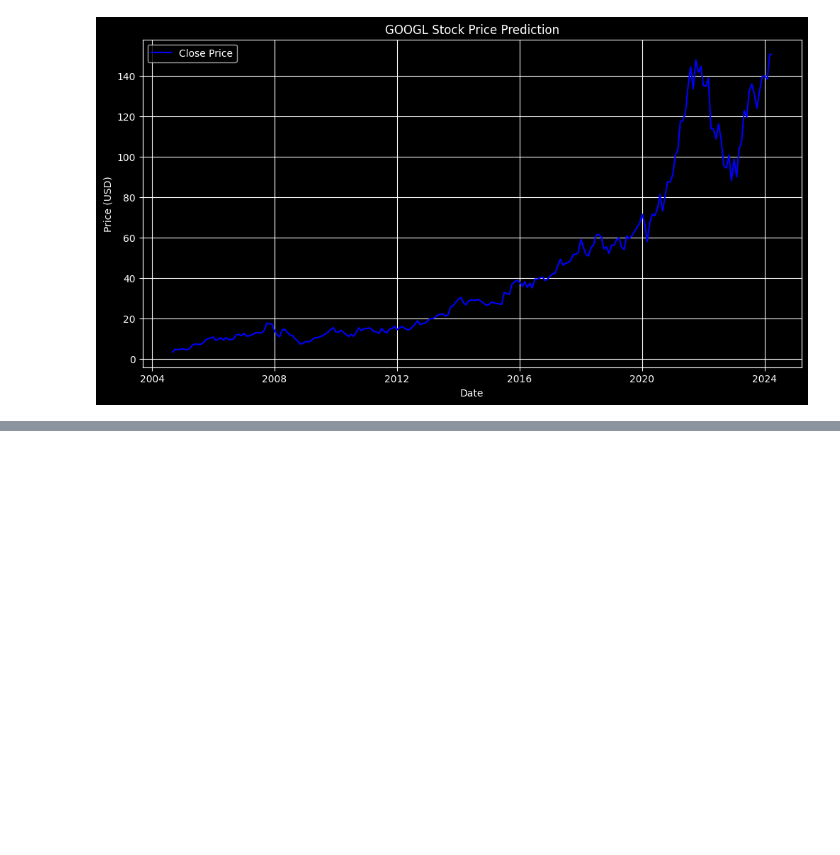
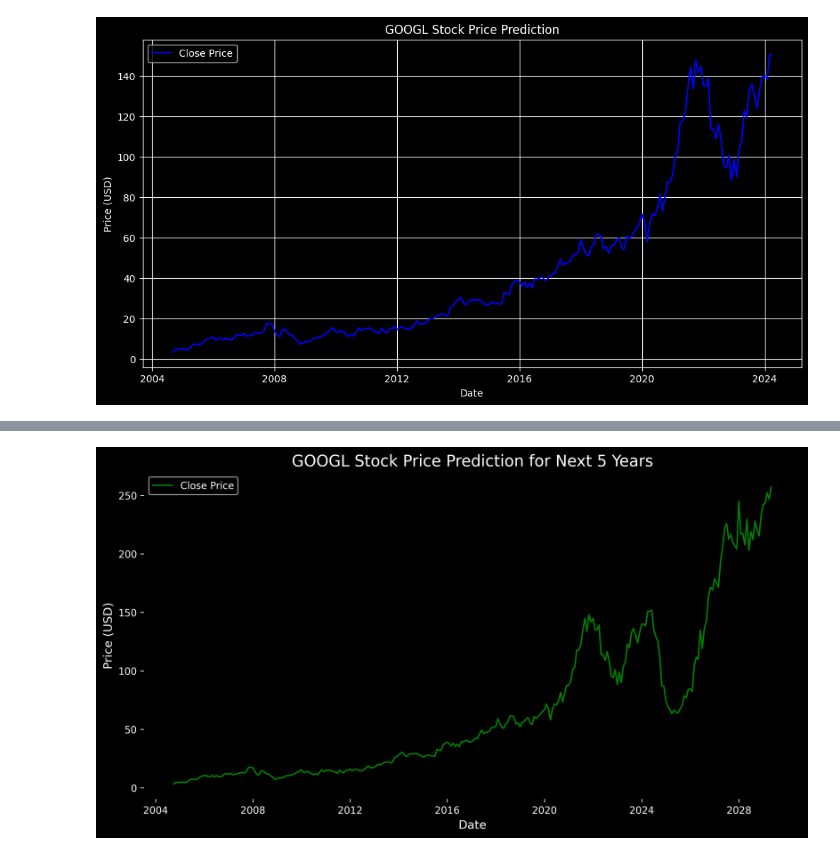
Before and after one commit to kingslayer1312/StockPrediction, a Jupyter notebook: model-googl.ipynb, the cells around one changed output, grey strips where cells are left out. Cells and saved outputs as stored; diff of their text form; code cells hidden in the pictures; blank space fills up the shorter version.

```diff
--- a/model-googl.ipynb
+++ b/model-googl.ipynb
@@ -235,0 +202,15 @@ plt.savefig('graphs/GOOGL.png', dpi=300, bbox_inches='tight')
+# %%
+plt.figure(figsize=(12, 6), dpi=300)
+plt.plot(extended_date_range, combined_df['Close'], color='green', label='Close Price')
+plt.title('GOOGL Stock Price Prediction for Next 5 Years', fontsize=16)
+plt.xlabel('Date', fontsize=12)
+plt.ylabel('Price (USD)', fontsize=12)
+plt.xticks(fontsize=10)
+plt.yticks(fontsize=10)
+
+plt.grid(False)
+plt.box(False)
+plt.legend(['Close Price'], loc='upper left', fontsize=10)
+plt.show()
+# %% [output]
+[figure, added]
```
Also changed, not shown: parts of 8 cells of this notebook, 8 other files.
